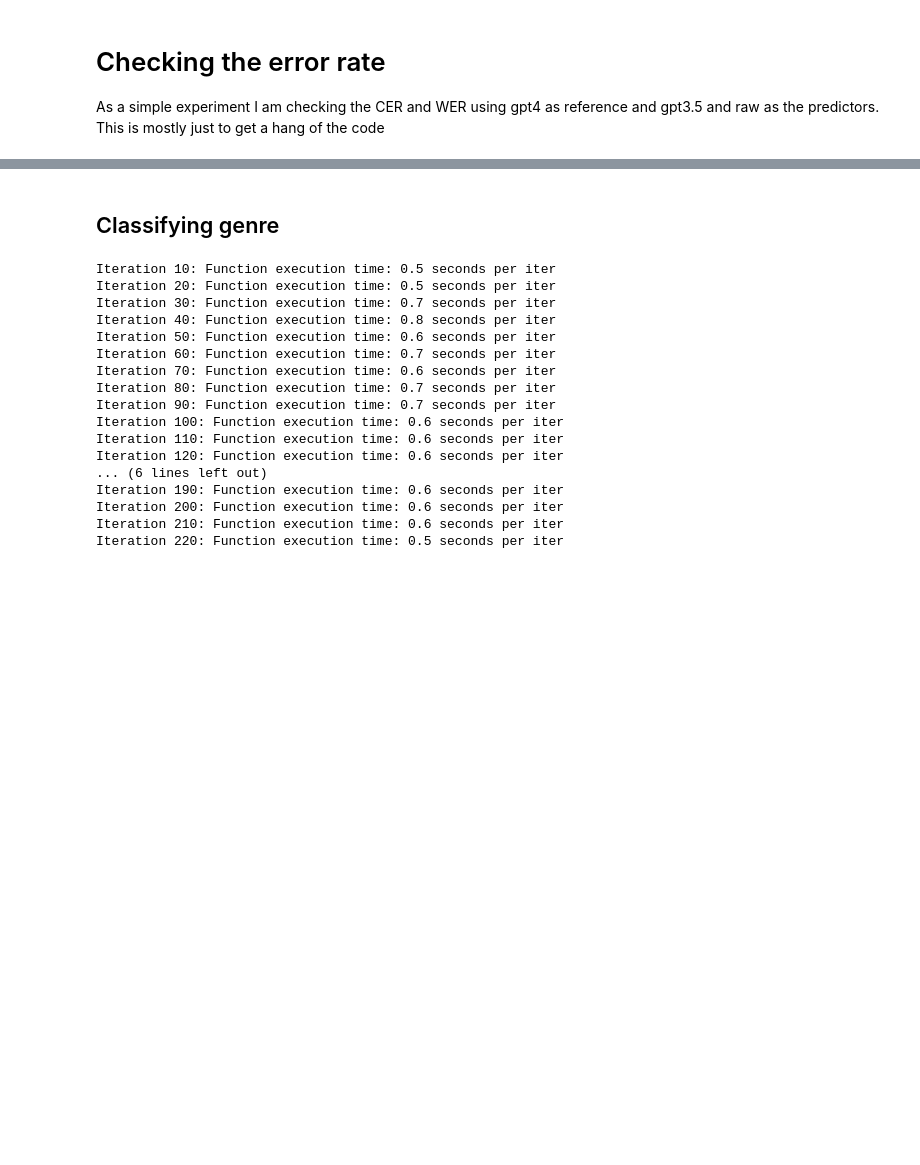
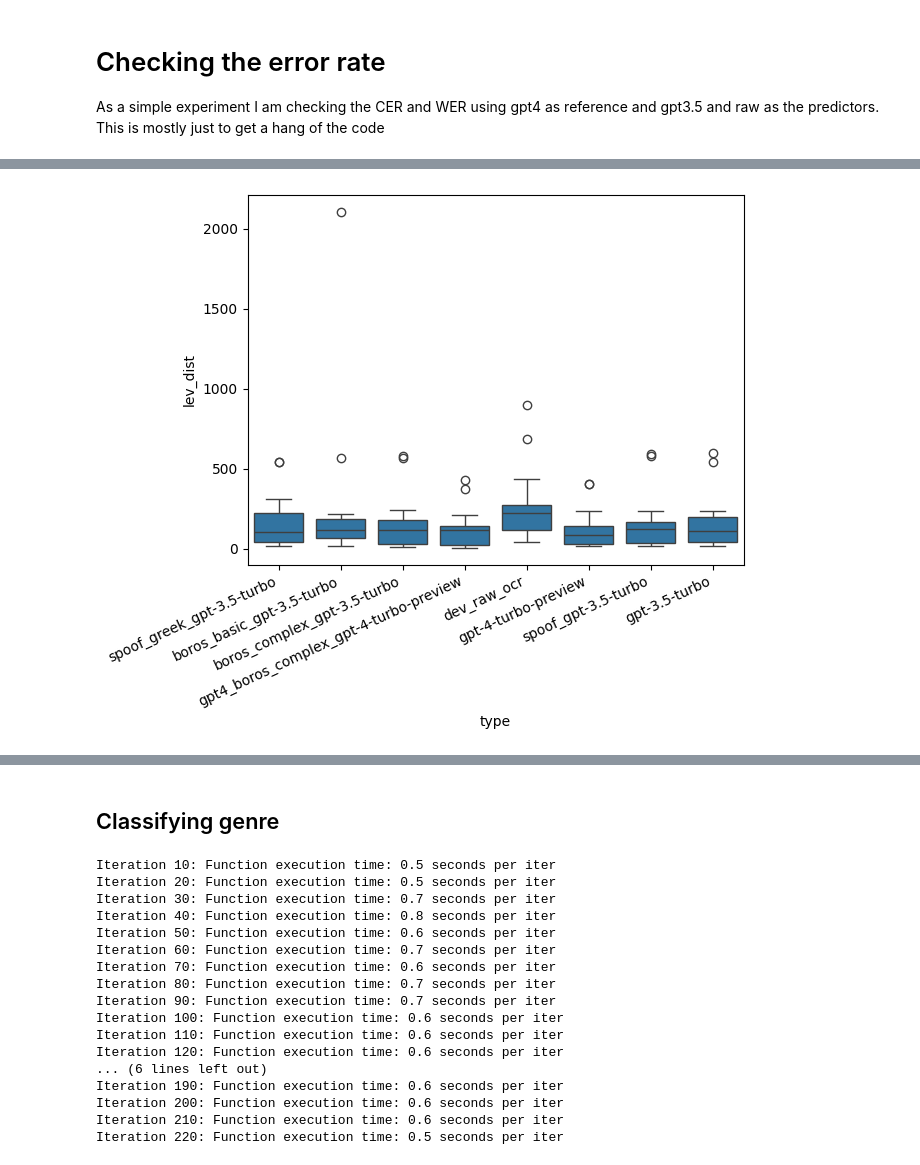
Before and after one commit to JonnoB/redigitalize, a Jupyter notebook: create_test_set.ipynb, the cells around one changed output, grey strips where cells are left out. Saved outputs shown, nothing was run; the diff lists cells and outputs as text; code cells hidden in the pictures; blank space fills up the shorter version.

```diff
--- a/create_test_set.ipynb
+++ b/create_test_set.ipynb
@@ -408,11 +295,0 @@ We may congratulate not only the committee, who provided a most interesting and
-# %%
-file_path = './data/dev_transcript/500952_EWJ_18630701.txt'#'./data/dev_transcript/798326_tomahawk_18671019_10.txt'
-
-# Open the file and read its contents
-with open(file_path, 'r') as file:
-    contents = file.read()
-
-
-wer = load("wer")
-cer = load("cer")
-contents
@@ -693,0 +356,26 @@ print(wer_score)
+# %%
+
+corrected_folder = './data/dev_corrected'
+
+performance_eval = []
+
+for folder in os.listdir(corrected_folder):
+
+    dev_data_raw_df = load_txt_files_to_df(os.path.join(corrected_folder, folder))
+
+    #filter to only have the ones with a transcript
+    dev_data_raw_df = dev_data_raw_df.loc[dev_data_raw_df['file_name'].isin(os.listdir(dev_transcripts))].reset_index(drop=True)
+
+    eval_temp = process_dataset(dev_data_raw_df, dev_transcripts, wer, cer)
+
+    eval_temp['type'] = folder
+
+    performance_eval.append(eval_temp)
+
+performance_eval = pd.concat(performance_eval)
+
+performance_eval =  performance_eval.loc[(performance_eval['File Name']!='slug_ar02501_periodical_pc_issue_tec_06121884_page_number_25.txt') &
+                     (performance_eval['type']!='gpt3_boros_blank_gpt-3.5-turbo'),:]
+
+
+performance_eval['type'] = performance_eval['type'].str.replace("gpt3_", "").str.replace("dev_data_", "")
@@ -693,0 +405,7 @@ print(wer_score)
+# %%
+sns.boxplot(data = performance_eval, x = 'type', y = 'lev_dist')
+plt.xticks(rotation=25, ha = 'right')  # Rotate labels to 45 degrees
+
+plt.show()
+# %% [output]
+[figure, added]
```
Also changed, not shown: parts of 39 cells of this notebook, 3 other files.
